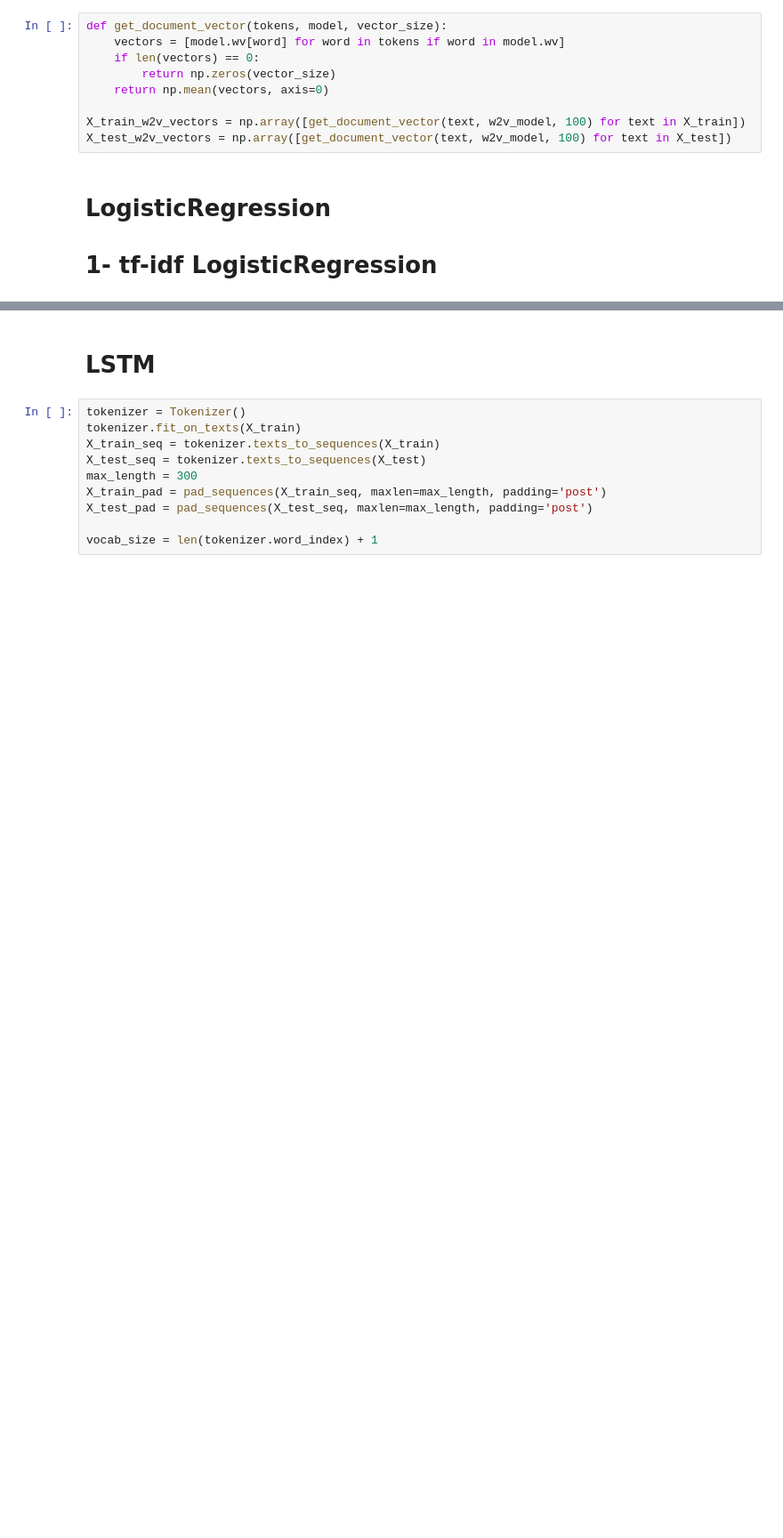
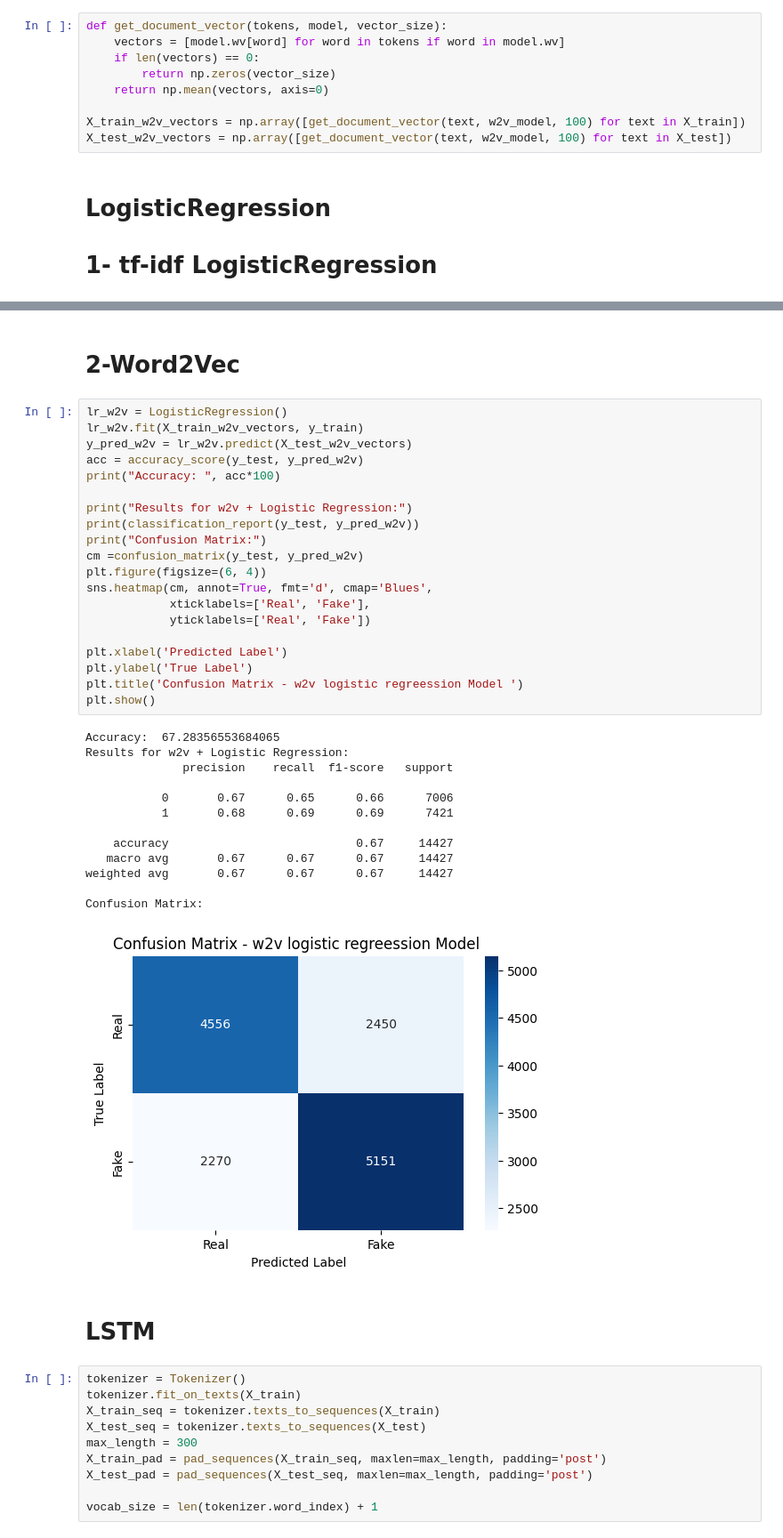
Before and after one commit to MohamedWage/Fake-News-Detection, a Jupyter notebook: project.ipynb, the cells around one changed output, grey strips where cells are left out. Shown at 89% size. Cells and saved outputs as stored; diff of their text form; blank space fills up the shorter version.

```diff
--- a/project.ipynb
+++ b/project.ipynb
@@ -184,3 +184,39 @@ weighted avg       0.95      0.95      0.95     14427
+# %% [markdown]
+# 2-Word2Vec
+# %%
+lr_w2v = LogisticRegression()
+lr_w2v.fit(X_train_w2v_vectors, y_train)
+y_pred_w2v = lr_w2v.predict(X_test_w2v_vectors)
+acc = accuracy_score(y_test, y_pred_w2v)
+print("Accuracy: ", acc*100)
+
+print("Results for w2v + Logistic Regression:")
+print(classification_report(y_test, y_pred_w2v))
+print("Confusion Matrix:")
+cm =confusion_matrix(y_test, y_pred_w2v)
+plt.figure(figsize=(6, 4))
+sns.heatmap(cm, annot=True, fmt='d', cmap='Blues',
+            xticklabels=['Real', 'Fake'],
+            yticklabels=['Real', 'Fake'])
+
+plt.xlabel('Predicted Label')
+plt.ylabel('True Label')
+plt.title('Confusion Matrix - w2v logistic regreession Model ')
+plt.show()
+# %% [output]
+Accuracy:  67.28356553684065
+Results for w2v + Logistic Regression:
+              precision    recall  f1-score   support
+
+           0       0.67      0.65      0.66      7006
+           1       0.68      0.69      0.69      7421
+
+    accuracy                           0.67     14427
+   macro avg       0.67      0.67      0.67     14427
+weighted avg       0.67      0.67      0.67     14427
+
+Confusion Matrix:
+[figure, added]
 # %% [markdown]
 # LSTM
 # %%
```
Also changed, not shown: parts of 11 cells of this notebook, 1 other file.
